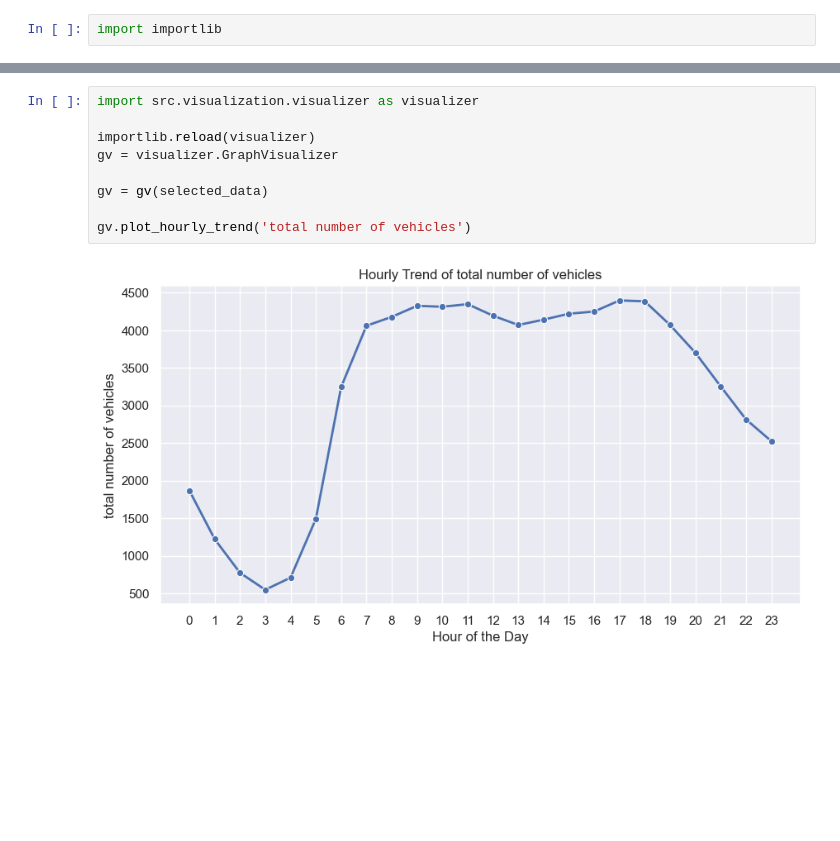
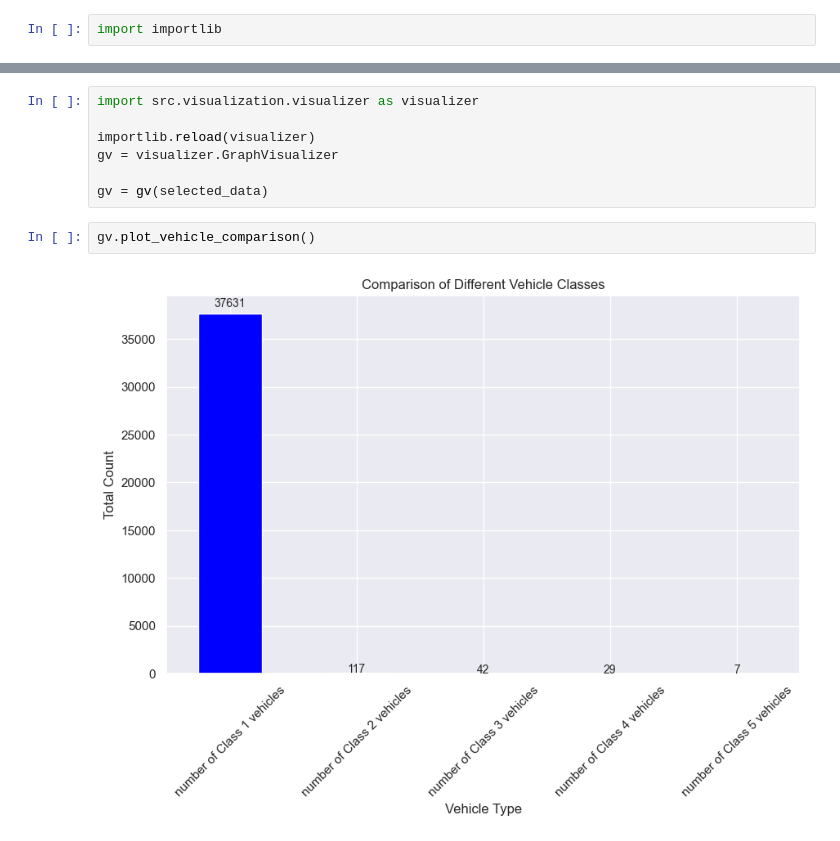
Before and after one commit to Regression1404/pulse-of-tehran, a Jupyter notebook: analysis.ipynb, the cells around one changed output, grey strips where cells are left out. Drawn from its saved outputs; the diff is of its cells as text; blank space fills up the shorter version.

Commit message:
add some methods to visualizer.py

```diff
--- a/analysis.ipynb
+++ b/analysis.ipynb
@@ -65,7 +56,7 @@ importlib.reload(visualizer)
 gv = visualizer.GraphVisualizer
 
 gv = gv(selected_data)
-
-gv.plot_hourly_trend('total number of vehicles')
-# %% [output]
-[figure, removed]
+# %%
+gv.plot_vehicle_comparison()
+# %% [output]
+[figure, added]
```
Also changed, not shown: parts of 9 cells of this notebook, 2 other files.
